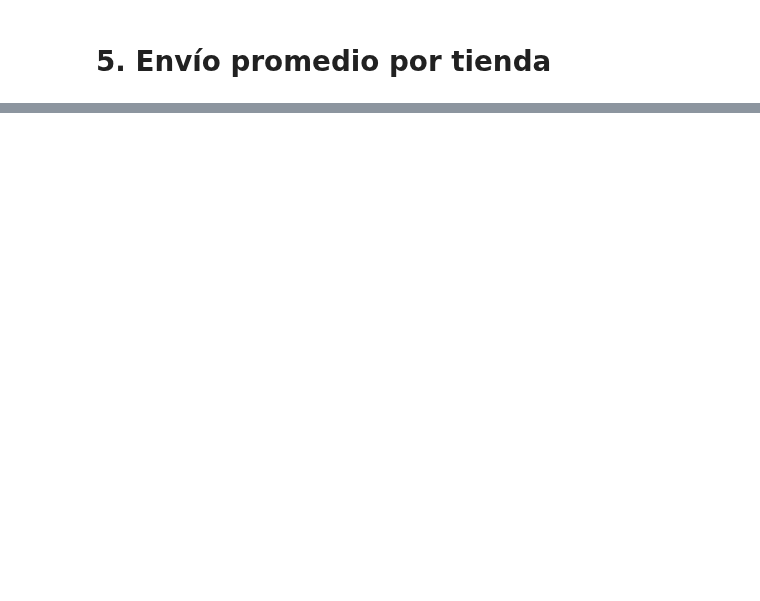
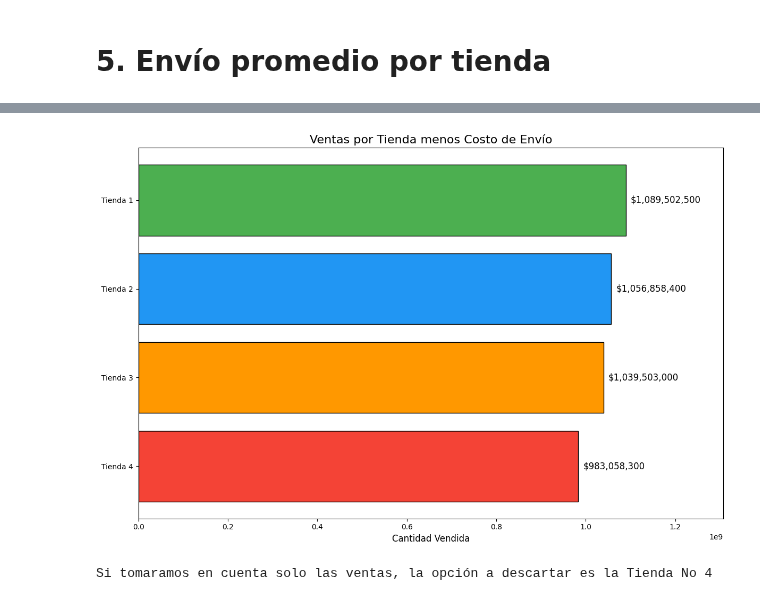
Before and after one commit to RigoClopez1990/Python, a Jupyter notebook: AluraStoreLatam.ipynb, the cells around one changed output, grey strips where cells are left out. Saved outputs shown, nothing was run; the diff lists cells and outputs as text; code cells hidden in the pictures; blank space fills up the shorter version.

```diff
--- a/AluraStoreLatam.ipynb
+++ b/AluraStoreLatam.ipynb
@@ -482,0 +724,19 @@ plt.show()
+# %%
+#Costos de envio por sucursal:
+
+print(costo_envio_formateadas)
+print(ventas_formateadas)
+
+real_tienda1 = 1150880400 -61377900
+real_tienda2 = 1116343500 -59485100
+real_tienda3 = 1098019600 - 58516600
+real_tienda4 = 1038375700 - 55317400
+
+
+
+print("La venta menos costos de envio de tienda 1 es {:,}".format(real_tienda1))
+print("La venta menos costos de envio de tienda 2 es {:,}".format(real_tienda2))
+print("La venta menos costos de envio de tienda 3 es {:,}".format(real_tienda3))
+print("La venta menos costos de envio de tienda 4 es {:,}".format(real_tienda4))
+
+print("A pesar que los costos de envio de Tienda 1 son mayores a Tienda 4, o\n cualquier sucursal, la ganacia sigue siendo mayor")
@@ -482,0 +762,24 @@ plt.show()
+# %%
+
+tiendas = ["Tienda 1", "Tienda 2", "Tienda 3", "Tienda 4"]
+ventas = [real_tienda1, real_tienda2, real_tienda3, real_tienda4]
+colores = ['#4CAF50', '#2196F3', '#FF9800', '#F44336']  # Colores distintos para cada tienda
+
+plt.figure(figsize=(12, 8))  # Aumentamos el tamaño del gráfico
+plt.barh(tiendas, ventas, color=colores, edgecolor='black')
+plt.title("Ventas por Tienda menos Costo de Envío", fontsize=16)
+plt.xlabel("Cantidad Vendida", fontsize=12)
+
+# Añadir etiquetas de valor a la derecha de cada barra
+for i, total in enumerate(ventas):
+    plt.text(total + max(ventas)*0.01, i, f"${total:,.0f}", va='center', ha='left', fontsize=12)
+
+plt.xlim(0, max(ventas) * 1.2)  # Más espacio a la derecha
+plt.gca().invert_yaxis()  # Tienda 1 arriba
+plt.tight_layout()
+plt.show()
+
+print('Si tomaramos en cuenta solo las ventas, la opción a descartar es la Tienda No 4')
+# %% [output]
+[figure, added]
+Si tomaramos en cuenta solo las ventas, la opción a descartar es la Tienda No 4
```
Also changed, not shown: parts of 13 cells of this notebook.
